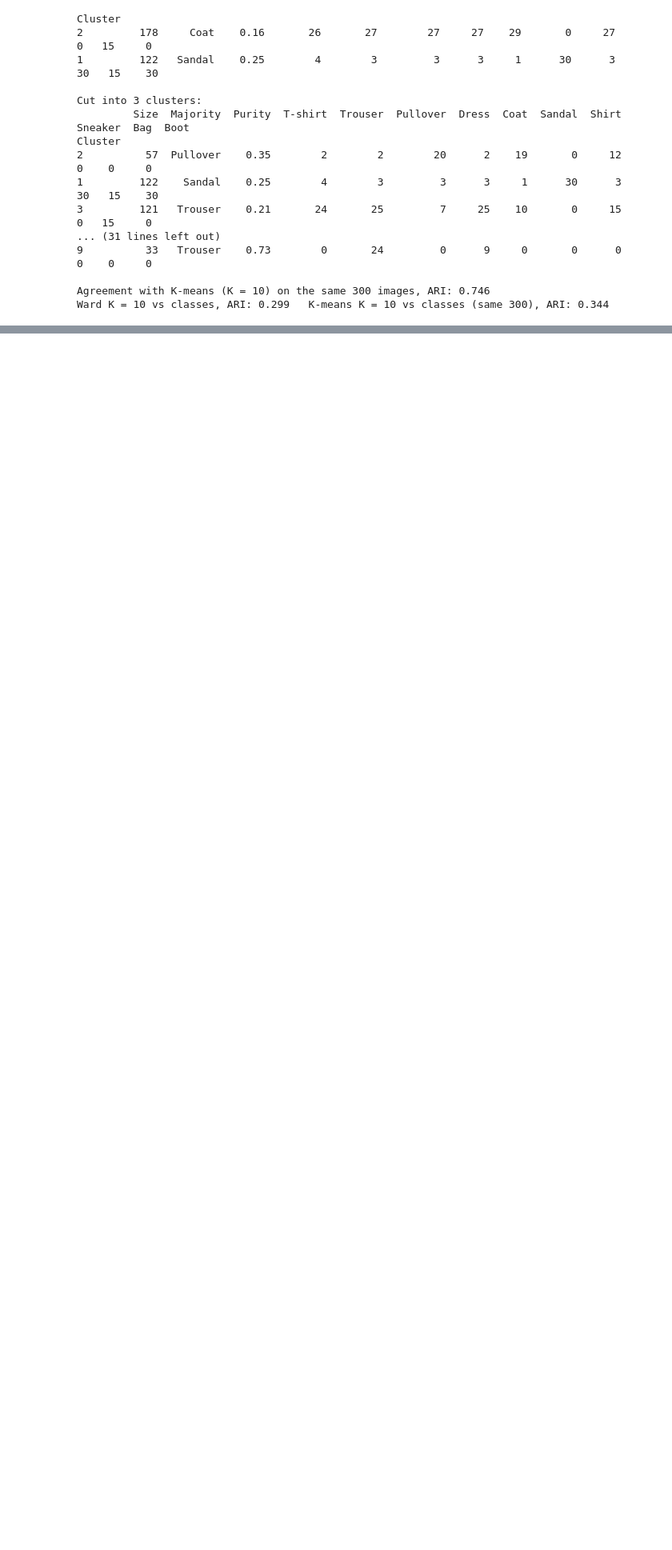
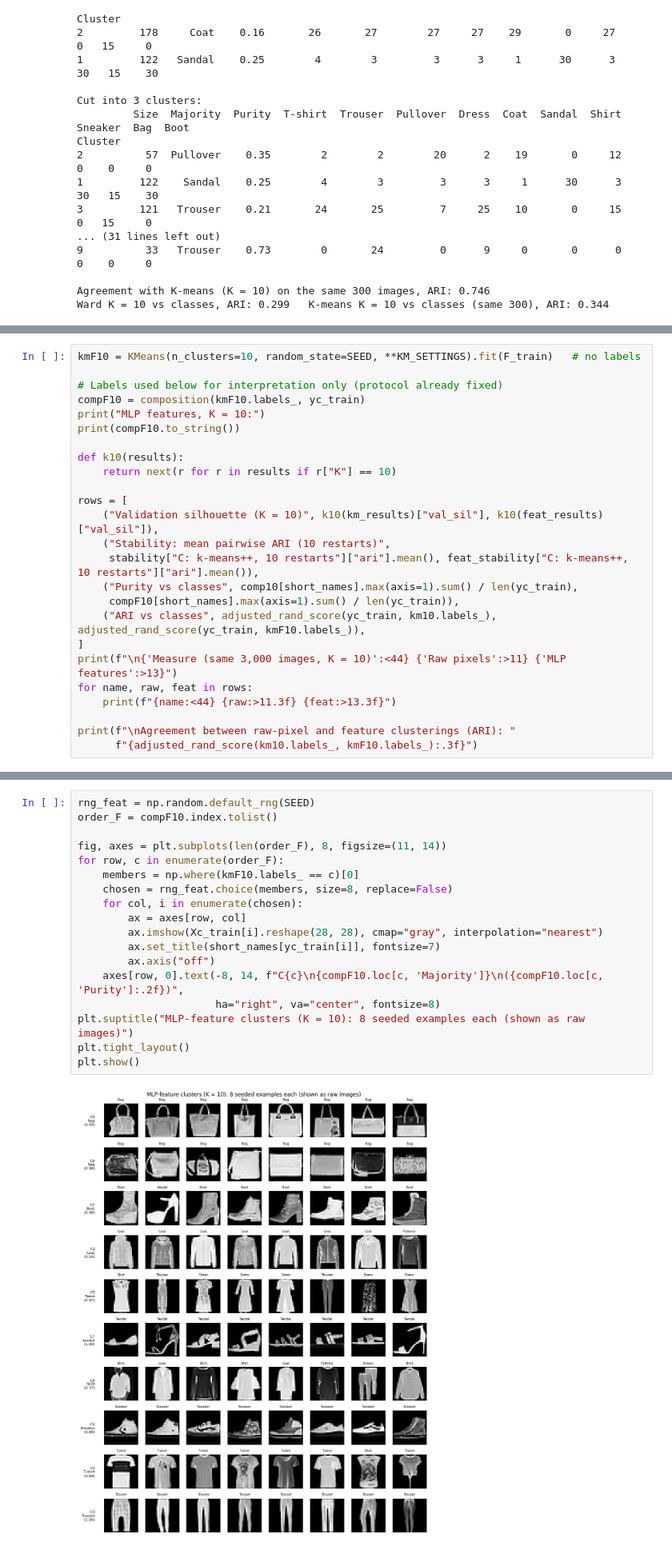
Before and after one commit to butthamza20/ECS708U-P-Fashion-MNIST-Coursework, a Jupyter notebook: ECS708U_P_Fashion_MNIST_Coursework.ipynb, the cells around one changed output, grey strips where cells are left out. Shown at 80% size. Drawn from its saved outputs; the diff is of its cells as text; blank space fills up the shorter version.

```diff
--- a/ECS708U_P_Fashion_MNIST_Coursework.ipynb
+++ b/ECS708U_P_Fashion_MNIST_Coursework.ipynb
@@ -2080,0 +2788,25 @@ Ward K = 10 vs classes, ARI: 0.299   K-means K = 10 vs classes (same 300), ARI:
+# %%
+kmF10 = KMeans(n_clusters=10, random_state=SEED, **KM_SETTINGS).fit(F_train)   # no labels
+
+# Labels used below for interpretation only (protocol already fixed)
+compF10 = composition(kmF10.labels_, yc_train)
+print("MLP features, K = 10:")
+print(compF10.to_string())
+
+def k10(results):
+    return next(r for r in results if r["K"] == 10)
+
+rows = [
+    ("Validation silhouette (K = 10)", k10(km_results)["val_sil"], k10(feat_results)["val_sil"]),
+    ("Stability: mean pairwise ARI (10 restarts)",
+     stability["C: k-means++, 10 restarts"]["ari"].mean(), feat_stability["C: k-means++, 10 restarts"]["ari"].mean()),
+    ("Purity vs classes", comp10[short_names].max(axis=1).sum() / len(yc_train),
+     compF10[short_names].max(axis=1).sum() / len(yc_train)),
+    ("ARI vs classes", adjusted_rand_score(yc_train, km10.labels_), adjusted_rand_score(yc_train, kmF10.labels_)),
+]
+print(f"\n{'Measure (same 3,000 images, K = 10)':<44} {'Raw pixels':>11} {'MLP features':>13}")
+for name, raw, feat in rows:
+    print(f"{name:<44} {raw:>11.3f} {feat:>13.3f}")
+
+print(f"\nAgreement between raw-pixel and feature clusterings (ARI): "
+      f"{adjusted_rand_score(km10.labels_, kmF10.labels_):.3f}")
@@ -2080,0 +2868,20 @@ Ward K = 10 vs classes, ARI: 0.299   K-means K = 10 vs classes (same 300), ARI:
+# %%
+rng_feat = np.random.default_rng(SEED)
+order_F = compF10.index.tolist()
+
+fig, axes = plt.subplots(len(order_F), 8, figsize=(11, 14))
+for row, c in enumerate(order_F):
+    members = np.where(kmF10.labels_ == c)[0]
+    chosen = rng_feat.choice(members, size=8, replace=False)
+    for col, i in enumerate(chosen):
+        ax = axes[row, col]
+        ax.imshow(Xc_train[i].reshape(28, 28), cmap="gray", interpolation="nearest")
+        ax.set_title(short_names[yc_train[i]], fontsize=7)
+        ax.axis("off")
+    axes[row, 0].text(-8, 14, f"C{c}\n{compF10.loc[c, 'Majority']}\n({compF10.loc[c, 'Purity']:.2f})",
+                      ha="right", va="center", fontsize=8)
+plt.suptitle("MLP-feature clusters (K = 10): 8 seeded examples each (shown as raw images)")
+plt.tight_layout()
+plt.show()
+# %% [output]
+[figure, added]
```
Also changed, not shown: parts of 144 cells of this notebook.
